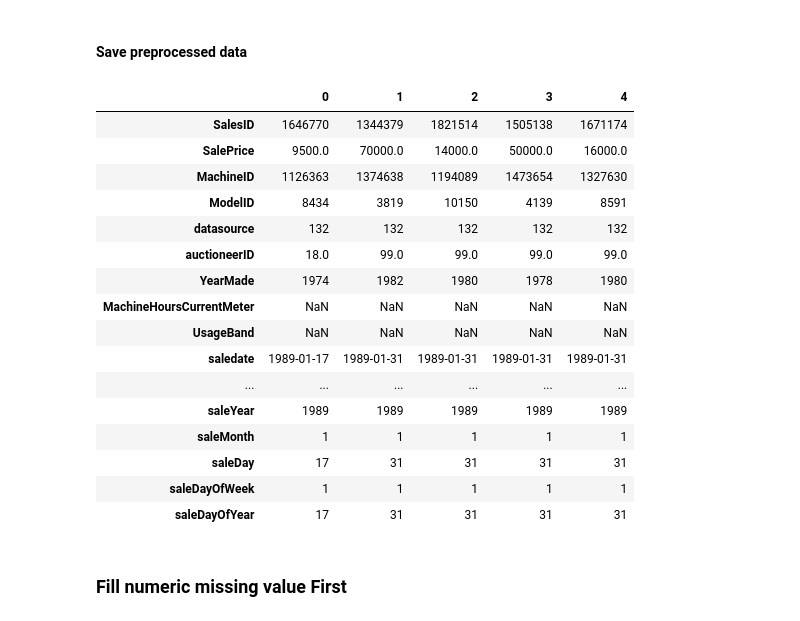
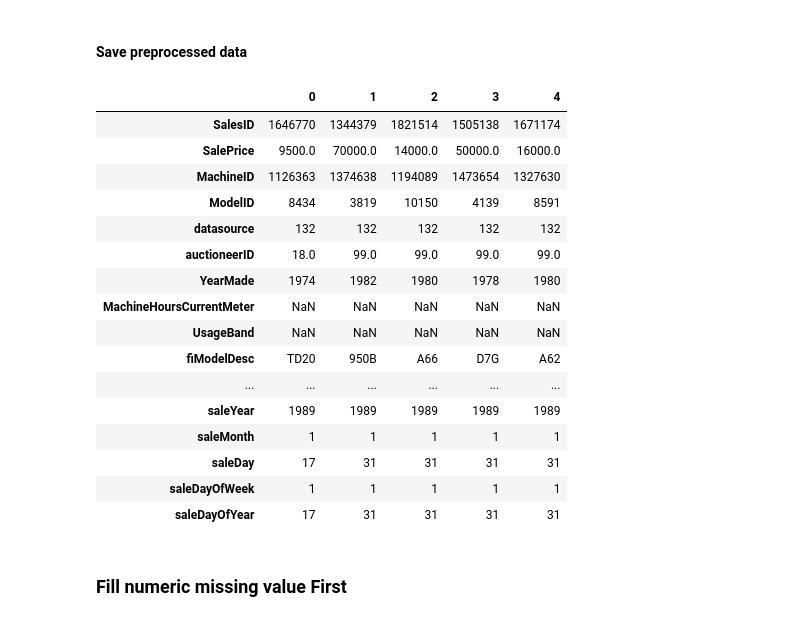
Before and after one commit to harishthampi/MachineLearningMaster, a Jupyter notebook: price_prediction_regression_project/price_prediction_regression_project.ipynb, the cells around one changed output. Drawn from its saved outputs; the diff is of its cells as text; code cells hidden in the pictures.

```diff
--- a/price_prediction_regression_project/price_prediction_regression_project.ipynb
+++ b/price_prediction_regression_project/price_prediction_regression_project.ipynb
@@ -510,20 +514,20 @@ df_temp.to_csv("data/bluebook-for-bulldozers/train_temp.csv",index=False)
 # %%
 # Import preprocessed data
-df_tmp = pd.read_csv("data/bluebook-for-bulldozers/train_temp.csv",
+df_temp = pd.read_csv("data/bluebook-for-bulldozers/train_temp_preprocessed.csv",
                      low_memory=False)
-df_tmp.head().T
+df_temp.head().T
 # %% [output]
 |  | 0 | 1 | 2 | 3 | 4 |
 | SalesID | 1646770 | 1344379 | 1821514 | 1505138 | 1671174 |
 | SalePrice | 9500.0 | 70000.0 | 14000.0 | 50000.0 | 16000.0 |
 | MachineID | 1126363 | 1374638 | 1194089 | 1473654 | 1327630 |
 | ModelID | 8434 | 3819 | 10150 | 4139 | 8591 |
 | datasource | 132 | 132 | 132 | 132 | 132 |
 | auctioneerID | 18.0 | 99.0 | 99.0 | 99.0 | 99.0 |
 | YearMade | 1974 | 1982 | 1980 | 1978 | 1980 |
 | MachineHoursCurrentMeter | NaN | NaN | NaN | NaN | NaN |
 | UsageBand | NaN | NaN | NaN | NaN | NaN |
-| saledate | 1989-01-17 | 1989-01-31 | 1989-01-31 | 1989-01-31 | 1989-01-31 |
+| fiModelDesc | TD20 | 950B | A66 | D7G | A62 |
 | ... | ... | ... | ... | ... | ... |
 | saleYear | 1989 | 1989 | 1989 | 1989 | 1989 |
 | saleMonth | 1 | 1 | 1 | 1 | 1 |
```
Also changed, not shown: parts of 36 cells of this notebook.
